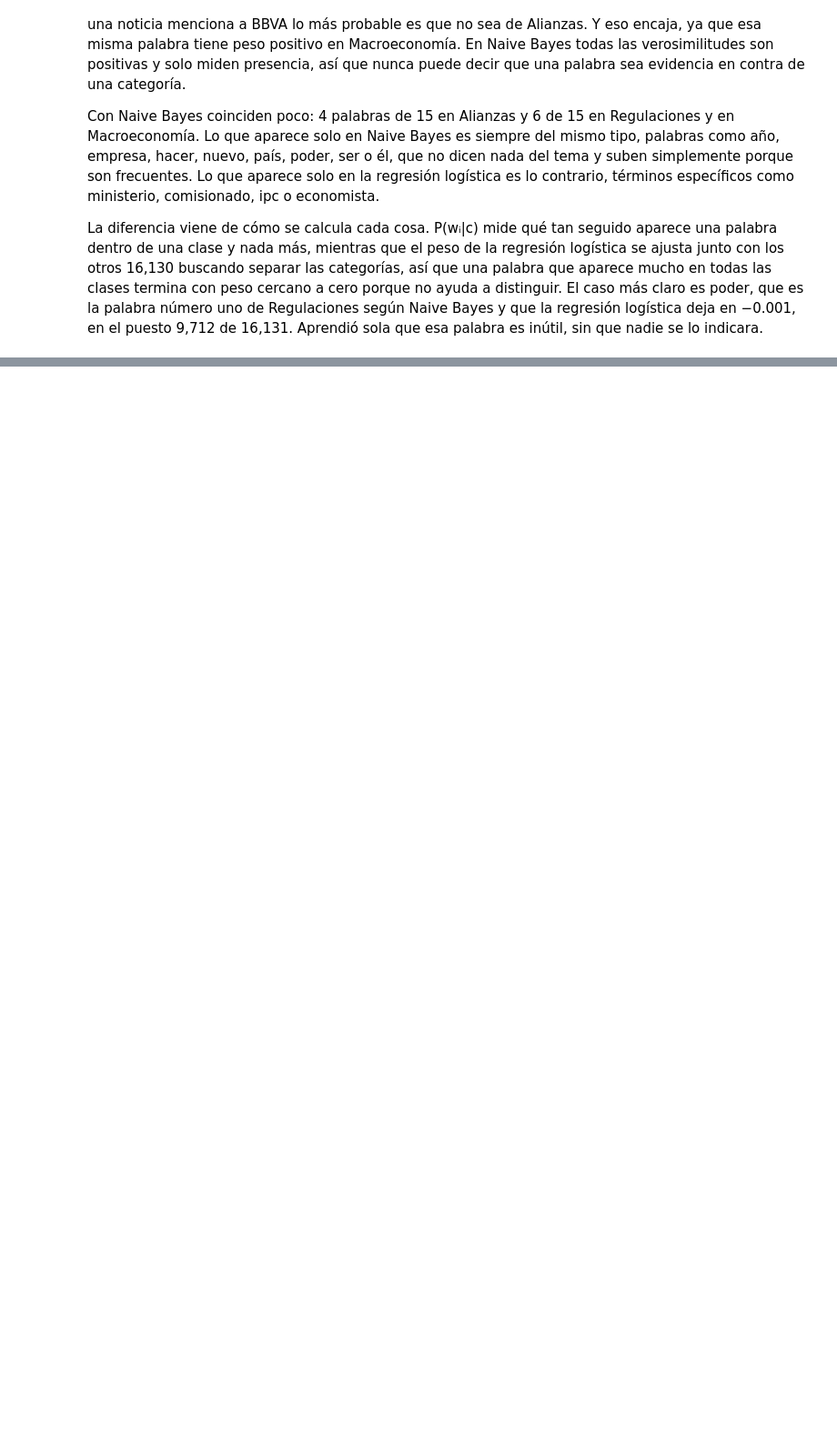
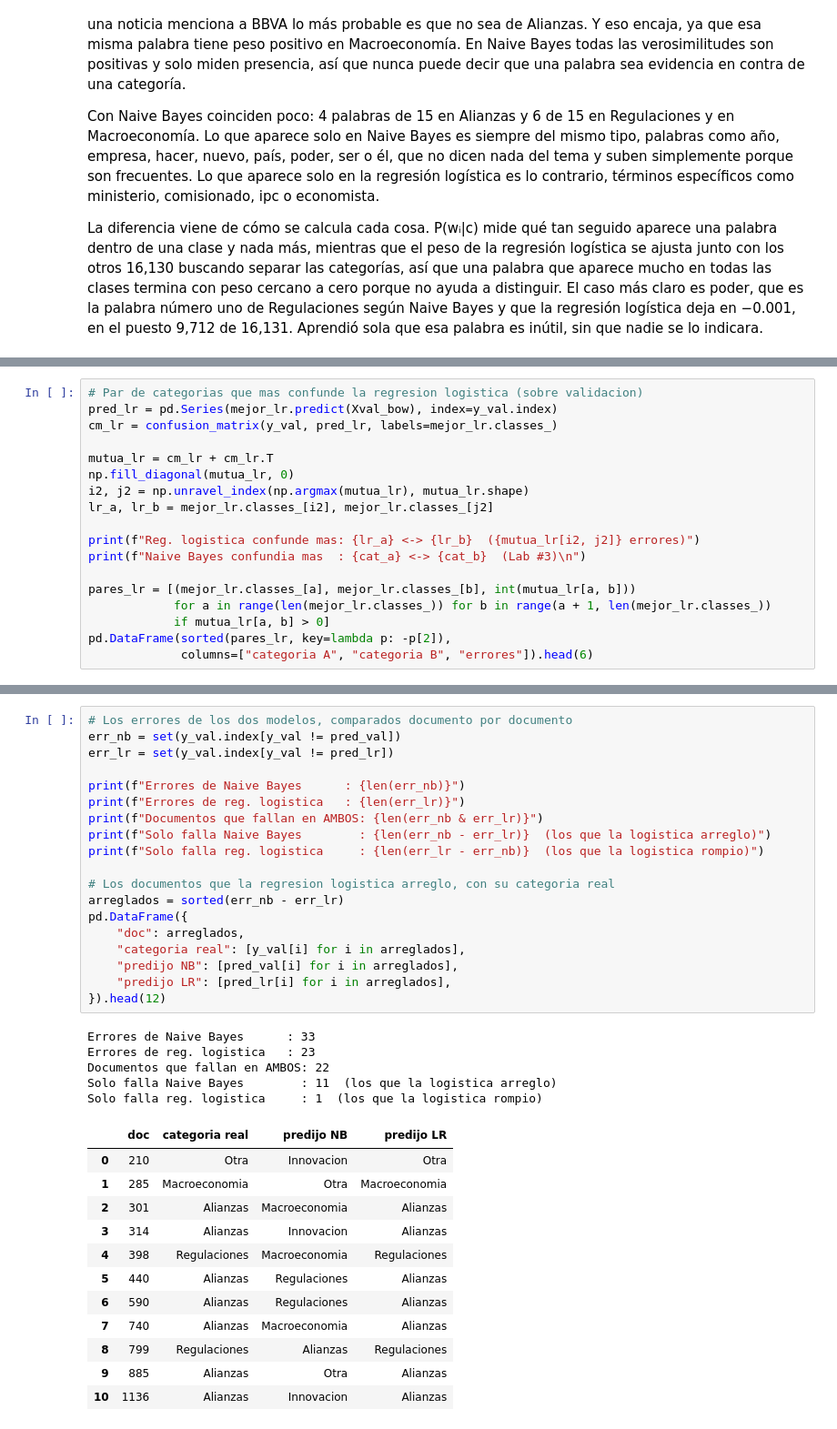
Before and after one commit to George11Albadr/Natural_Language_Processing, a Jupyter notebook: Lab#1/Laboratorio.ipynb, the cells around one changed output, grey strips where cells are left out. Shown at 91% size. Saved outputs shown, nothing was run; the diff lists cells and outputs as text; blank space fills up the shorter version.

```diff
--- a/Lab#1/Laboratorio.ipynb
+++ b/Lab#1/Laboratorio.ipynb
@@ -2091,0 +2292,18 @@ nadie se lo indicara.
+# %%
+# Par de categorias que mas confunde la regresion logistica (sobre validacion)
+pred_lr = pd.Series(mejor_lr.predict(Xval_bow), index=y_val.index)
+cm_lr = confusion_matrix(y_val, pred_lr, labels=mejor_lr.classes_)
+
+mutua_lr = cm_lr + cm_lr.T
+np.fill_diagonal(mutua_lr, 0)
+i2, j2 = np.unravel_index(np.argmax(mutua_lr), mutua_lr.shape)
+lr_a, lr_b = mejor_lr.classes_[i2], mejor_lr.classes_[j2]
+
+print(f"Reg. logistica confunde mas: {lr_a} <-> {lr_b}  ({mutua_lr[i2, j2]} errores)")
+print(f"Naive Bayes confundia mas  : {cat_a} <-> {cat_b}  (Lab #3)\n")
+
+pares_lr = [(mejor_lr.classes_[a], mejor_lr.classes_[b], int(mutua_lr[a, b]))
+            for a in range(len(mejor_lr.classes_)) for b in range(a + 1, len(mejor_lr.classes_))
+            if mutua_lr[a, b] > 0]
+pd.DataFrame(sorted(pares_lr, key=lambda p: -p[2]),
+             columns=["categoria A", "categoria B", "errores"]).head(6)
@@ -2091,0 +2359,37 @@ nadie se lo indicara.
+# %%
+# Los errores de los dos modelos, comparados documento por documento
+err_nb = set(y_val.index[y_val != pred_val])
+err_lr = set(y_val.index[y_val != pred_lr])
+
+print(f"Errores de Naive Bayes      : {len(err_nb)}")
+print(f"Errores de reg. logistica   : {len(err_lr)}")
+print(f"Documentos que fallan en AMBOS: {len(err_nb & err_lr)}")
+print(f"Solo falla Naive Bayes        : {len(err_nb - err_lr)}  (los que la logistica arreglo)")
+print(f"Solo falla reg. logistica     : {len(err_lr - err_nb)}  (los que la logistica rompio)")
+
+# Los documentos que la regresion logistica arreglo, con su categoria real
+arreglados = sorted(err_nb - err_lr)
+pd.DataFrame({
+    "doc": arreglados,
+    "categoria real": [y_val[i] for i in arreglados],
+    "predijo NB": [pred_val[i] for i in arreglados],
+    "predijo LR": [pred_lr[i] for i in arreglados],
+}).head(12)
+# %% [output]
+Errores de Naive Bayes      : 33
+Errores de reg. logistica   : 23
+Documentos que fallan en AMBOS: 22
+Solo falla Naive Bayes        : 11  (los que la logistica arreglo)
+Solo falla reg. logistica     : 1  (los que la logistica rompio)
+|  | doc | categoria real | predijo NB | predijo LR |
+| 0 | 210 | Otra | Innovacion | Otra |
+| 1 | 285 | Macroeconomia | Otra | Macroeconomia |
+| 2 | 301 | Alianzas | Macroeconomia | Alianzas |
+| 3 | 314 | Alianzas | Innovacion | Alianzas |
+| 4 | 398 | Regulaciones | Macroeconomia | Regulaciones |
+| 5 | 440 | Alianzas | Regulaciones | Alianzas |
+| 6 | 590 | Alianzas | Regulaciones | Alianzas |
+| 7 | 740 | Alianzas | Macroeconomia | Alianzas |
+| 8 | 799 | Regulaciones | Alianzas | Regulaciones |
+| 9 | 885 | Alianzas | Otra | Alianzas |
+| 10 | 1136 | Alianzas | Innovacion | Alianzas |
```
Also changed, not shown: parts of 15 cells of this notebook.
